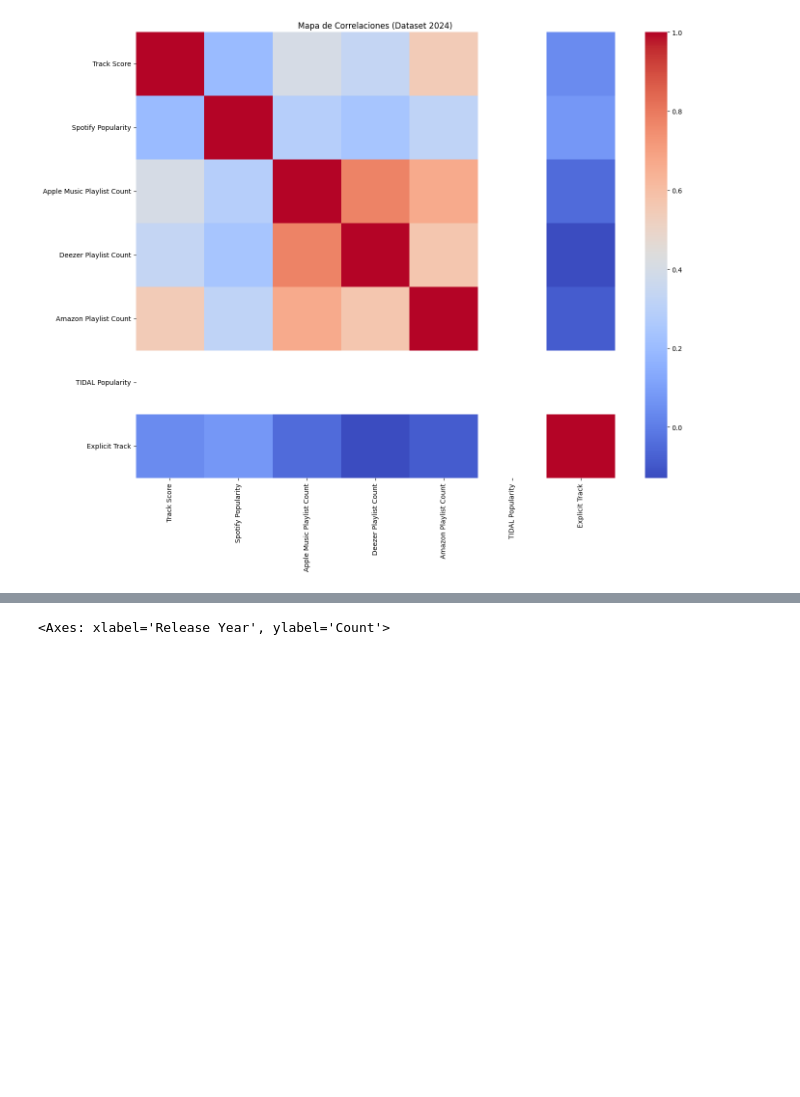
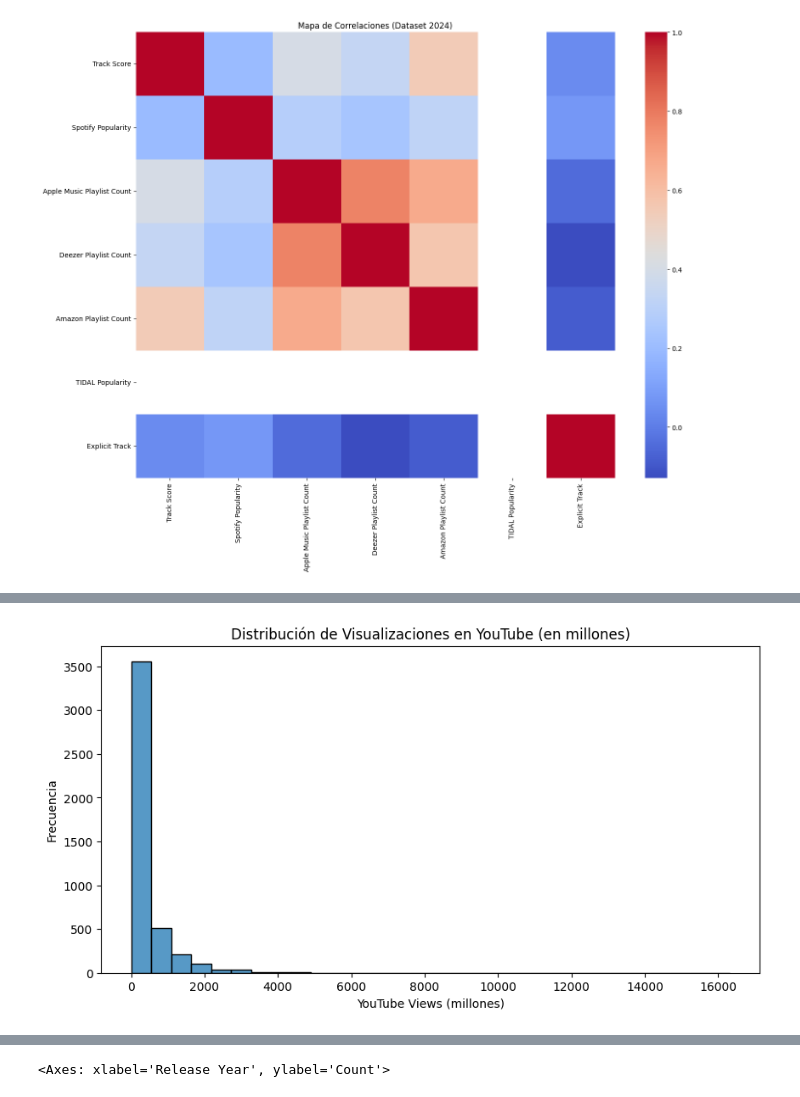
Before and after one commit to PaulaMart57/spotify-prediction, a Jupyter notebook: notebook/Estadistica_descriptiva.ipynb, the cells around one changed output, grey strips where cells are left out. Saved outputs shown, nothing was run; the diff lists cells and outputs as text; code cells hidden in the pictures; blank space fills up the shorter version.

```diff
--- a/notebook/Estadistica_descriptiva.ipynb
+++ b/notebook/Estadistica_descriptiva.ipynb
@@ -188,0 +204,9 @@ plt.show()
+# %%
+plt.figure(figsize=(10,5))
+sns.histplot(data_clean['YouTube Views'] / 1_000_000, bins=30)
+plt.title("Distribución de Visualizaciones en YouTube (en millones)")
+plt.xlabel("YouTube Views (millones)")
+plt.ylabel("Frecuencia")
+plt.show()
+# %% [output]
+[figure, added]
```
Also changed, not shown: parts of 12 cells of this notebook.
